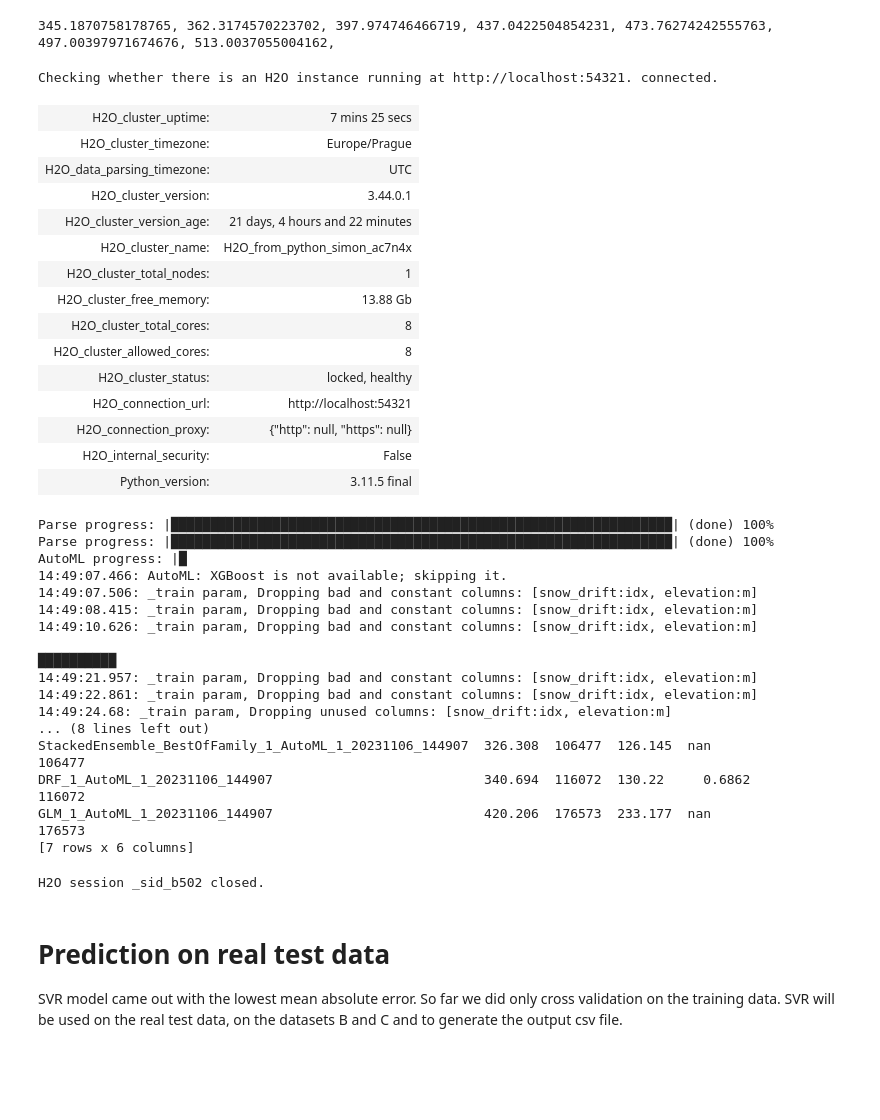
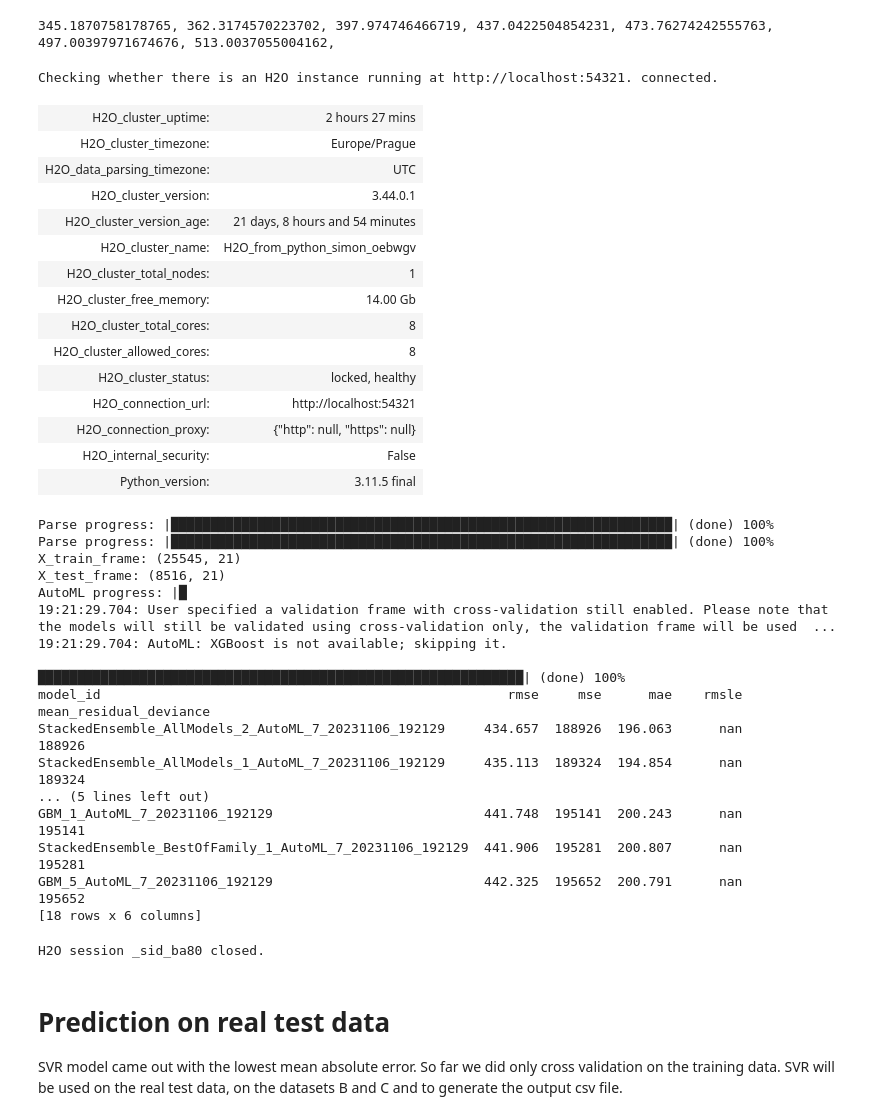
Before and after one commit to kponci/Solar-Energy-Production-Forecasting, a Jupyter notebook: solutions/few_regression_types/few_regression_types.ipynb, the cells around one changed output. Cells and saved outputs as stored; diff of their text form; code cells hidden in the pictures; blank space fills up the shorter version.

Commit message:
Working H2O implementation for dataset A,B,C

```diff
--- a/solutions/few_regression_types/few_regression_types.ipynb
+++ b/solutions/few_regression_types/few_regression_types.ipynb
@@ -107,39 +108,60 @@ for C in [0.001, 0.03, 0.1, 0.3, 1, 3, 10]:
 345.1870758178765, 362.3174570223702, 397.974746466719, 437.0422504854231, 473.76274242555763, 497.00397971674676, 513.0037055004162,
 # %%
 #H2O AutoML
-
 y = pd.read_parquet("../../dataset/A/train_targets.parquet")
-X_train = pd.read_parquet("../../dataset/A/X_train_observed.parquet")
+X_train = pd.concat([
+    pd.read_parquet("../../dataset/A/X_train_observed.parquet"),
+    pd.read_parquet("../../dataset/A/X_train_estimated.parquet")
+], ignore_index=True)
 X_test = pd.read_parquet("../../dataset/A/X_train_estimated.parquet")
 
-X_train, y_train = data_preprocess.preprocess_train_data(X_train, y, "everything")
-X_test, y_test = data_preprocess.preprocess_train_data(X_test, y, "everything")
+# Preprocess the data
+X_y_bacon = X.merge(y, left_on = "date_forecast", right_on = "time")
+X_y_bacon = X_y_bacon.dropna(subset = "pv_measurement")
 
+columns_to_drop = ["snow_drift:idx", "elevation:m", 'snow_melt_10min:mm', 'fresh_snow_12h:cm',
+                   'fresh_snow_3h:cm',  'fresh_snow_6h:cm', 'wind_speed_w_1000hPa:ms',
+                   'snow_water:kgm2', 'snow_density:kgm3', 'fresh_snow_1h:cm', 'fresh_snow_24h:cm',
+                   'wind_speed_v_10m:ms', 'wind_speed_u_10m:ms', 'wind_speed_10m:ms',
+                   'msl_pressure:hPa', 'pressure_100m:hPa', 'pressure_50m:hPa', 'dew_or_rime:idx',
+                   'date_forecast', 'clear_sky_energy_1h:J', 'diffuse_rad_1h:J', 'direct_rad_1h:J',
+                   'dew_point_2m:K','super_cooled_liquid_water:kgm2', 'ceiling_height_agl:m', 'cloud_base_agl:m', 'prob_rime:p',
+                   'time','date_forecast']
+X_y_bacon.drop(columns=columns_to_drop, inplace=True)
+
+# Split data
+train,test = sklearn.model_selection.train_test_split(X_y_bacon, test_size = 0.25)
+
+# Add little bit of "water"
 h2o.init(max_mem_size = "16G") # If u have more RAM change the parameter
 
-train_frame = h2o.H2OFrame(pd.concat([X_train, y_train], axis=1))
-test_frame = h2o.H2OFrame(pd.concat([X_test, y_test], axis=1))
+train_frame = h2o.H2OFrame(train)
+test_frame = h2o.H2OFrame(test)
+
+print("X_train_frame:",train_frame.shape)
+print("X_test_frame:",test_frame.shape)
 
 x = train_frame.columns[:-1]
 y = train_frame.columns[-1]
 
-aml = H2OAutoML(max_runtime_secs=60,max_models = 5)
-aml.train(x=x, y=y, training_frame=train_frame, validation_frame=test_frame)
+
+aml = H2OAutoML(max_runtime_secs=60)
+aml.train(x=x, y=y, training_frame=train_frame, validation_frame=test_frame)#,seed = 123456) # idk why, but the seed doesnt work for me
+
 
 print(aml.leaderboard)
-best_model = aml.leader
 
 h2o.shutdown()
 # %% [output]
 Checking whether there is an H2O instance running at http://localhost:54321. connected.
-| H2O_cluster_uptime: | 7 mins 25 secs |
+| H2O_cluster_uptime: | 2 hours 27 mins |
 | H2O_cluster_timezone: | Europe/Prague |
 | H2O_data_parsing_timezone: | UTC |
 | H2O_cluster_version: | 3.44.0.1 |
-| H2O_cluster_version_age: | 21 days, 4 hours and 22 minutes |
-| H2O_cluster_name: | H2O_from_python_simon_ac7n4x |
+| H2O_cluster_version_age: | 21 days, 8 hours and 54 minutes |
+| H2O_cluster_name: | H2O_from_python_simon_oebwgv |
 | H2O_cluster_total_nodes: | 1 |
-| H2O_cluster_free_memory: | 13.88 Gb |
+| H2O_cluster_free_memory: | 14.00 Gb |
 | H2O_cluster_total_cores: | 8 |
 | H2O_cluster_allowed_cores: | 8 |
 | H2O_cluster_status: | locked, healthy |
@@ -149,22 +171,22 @@ Checking whether there is an H2O instance running at http://localhost:54321. con
 | Python_version: | 3.11.5 final |
 Parse progress: |████████████████████████████████████████████████████████████████| (done) 100%
 Parse progress: |████████████████████████████████████████████████████████████████| (done) 100%
+X_train_frame: (25545, 21)
+X_test_frame: (8516, 21)
 AutoML progress: |█
-14:49:07.466: AutoML: XGBoost is not available; skipping it.
-14:49:07.506: _train param, Dropping bad and constant columns: [snow_drift:idx, elevation:m]
-14:49:08.415: _train param, Dropping bad and constant columns: [snow_drift:idx, elevation:m]
-14:49:10.626: _train param, Dropping bad and constant columns: [snow_drift:idx, elevation:m]
+19:21:29.704: User specified a validation frame with cross-validation still enabled. Please note that the models will still be validated using cross-validation only, the validation frame will be used  ...
+19:21:29.704: AutoML: XGBoost is not available; skipping it.
 
-██████████
-14:49:21.957: _train param, Dropping bad and constant columns: [snow_drift:idx, elevation:m]
-14:49:22.861: _train param, Dropping bad and constant columns: [snow_drift:idx, elevation:m]
-14:49:24.68: _train param, Dropping unused columns: [snow_drift:idx, elevation:m]
-... (8 lines left out)
-StackedEnsemble_BestOfFamily_1_AutoML_1_20231106_144907  326.308  106477  126.145  nan                         106477
-DRF_1_AutoML_1_20231106_144907                           340.694  116072  130.22     0.6862                    116072
-GLM_1_AutoML_1_20231106_144907                           420.206  176573  233.177  nan                         176573
-[7 rows x 6 columns]
+██████████████████████████████████████████████████████████████| (done) 100%
+model_id                                                    rmse     mse      mae    rmsle    mean_residual_deviance
+StackedEnsemble_AllModels_2_AutoML_7_20231106_192129     434.657  188926  196.063      nan                    188926
+StackedEnsemble_AllModels_1_AutoML_7_20231106_192129     435.113  189324  194.854      nan                    189324
+... (5 lines left out)
+GBM_1_AutoML_7_20231106_192129                           441.748  195141  200.243      nan                    195141
+StackedEnsemble_BestOfFamily_1_AutoML_7_20231106_192129  441.906  195281  200.807      nan                    195281
+GBM_5_AutoML_7_20231106_192129                           442.325  195652  200.791      nan                    195652
+[18 rows x 6 columns]
-H2O session _sid_b502 closed.
+H2O session _sid_ba80 closed.
 # %% [markdown]
 # Prediction on real test data
 
```
Also changed, not shown: parts of 5 cells of this notebook, 3 other files.
